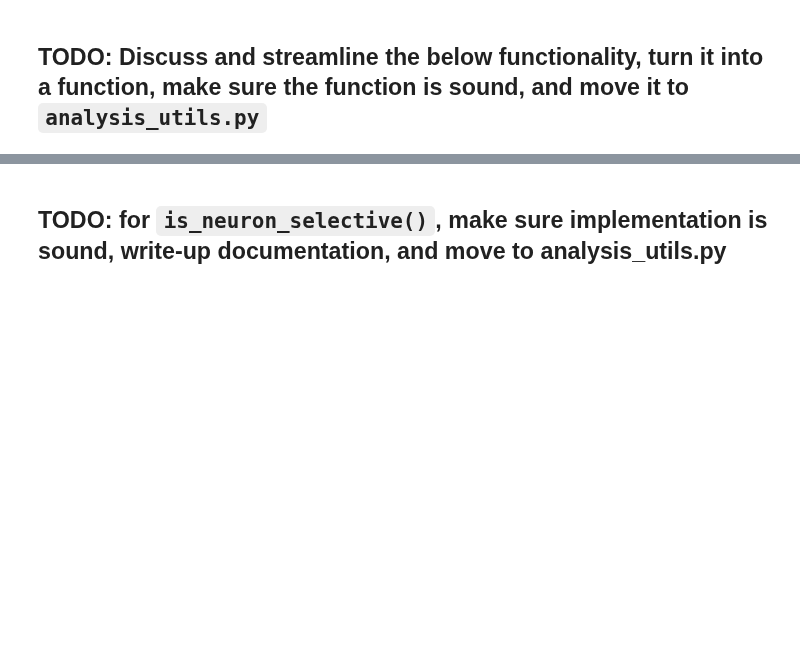
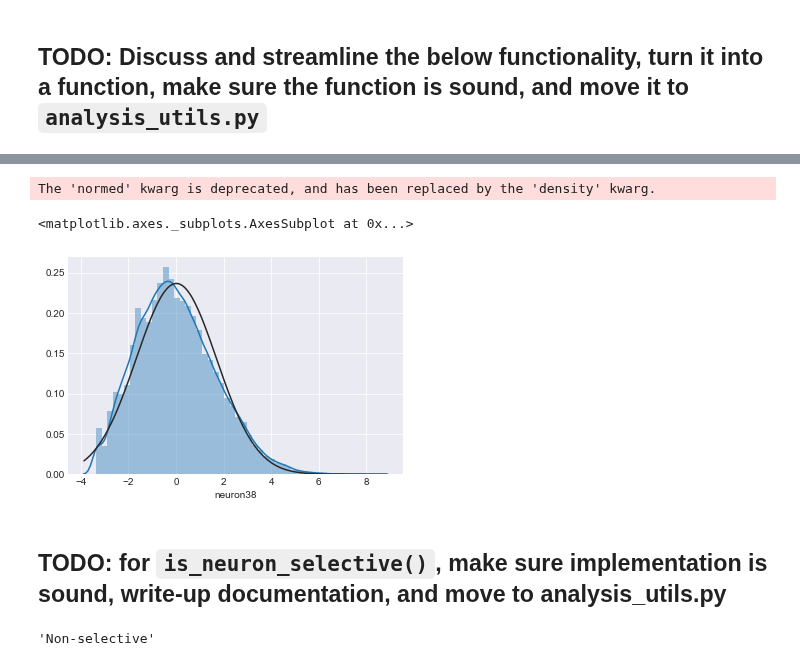
Before and after one commit to smu160/PvsNP, a Jupyter notebook: EPM_Analysis.ipynb, the cells around one changed output, grey strips where cells are left out. Drawn from its saved outputs; the diff is of its cells as text; code cells hidden in the pictures; blank space fills up the shorter version.

```diff
--- a/EPM_Analysis.ipynb
+++ b/EPM_Analysis.ipynb
@@ -48,7 +58,7 @@ behavior_column_names = ['Trial_time', 'Recording_time', 'X_center', 'Y_center',
                          'Closed1_centerpoint', 'Closed2_centerpoint',
                          'OpenArms_centerpoint', 'ClosedArms_centerpoint', 'Result_1']
 
-behavior_df = pd.read_csv(raw_files[0], header=None)
+behavior_df = pd.read_csv(raw_files[5], header=None)
 behavior_df.columns = behavior_column_names
 behavior_df = au.downsample_dataframe(behavior_df, 3)
 
@@ -204,3 +280,9 @@ plt.show();
+# %%
+sns.distplot(bootstrapped["neuron38"], fit=stats.norm)
+# %% [output]
+The 'normed' kwarg is deprecated, and has been replaced by the 'density' kwarg.
+<matplotlib.axes._subplots.AxesSubplot at 0x...>
+[figure, added]
 # %% [markdown]
 ## TODO: for `is_neuron_selective()`, make sure implementation is sound, write-up documentation, and move to analysis_utils.py
 # %%
@@ -234,7 +316,9 @@ def is_neuron_selective(resampled_df, real_d_df, neuron, behavior_name, high_tai
     else:
         return "Non-selective"
 # %%
-is_neuron_selective(bootstrapped, real_diff_df, "neuron50", "OpenArms", 87.5, 5)
+is_neuron_selective(bootstrapped, real_diff_df, "neuron38", "OpenArms", 87.5, 5)
+# %% [output]
+'Non-selective'
 # %%
 def classify_neurons_for_beh(resampled_df, real_diff_df, behavior_name, high_tail, low_tail):
     """Classifies a given set of neurons
```
Also changed, not shown: parts of 32 cells of this notebook.
